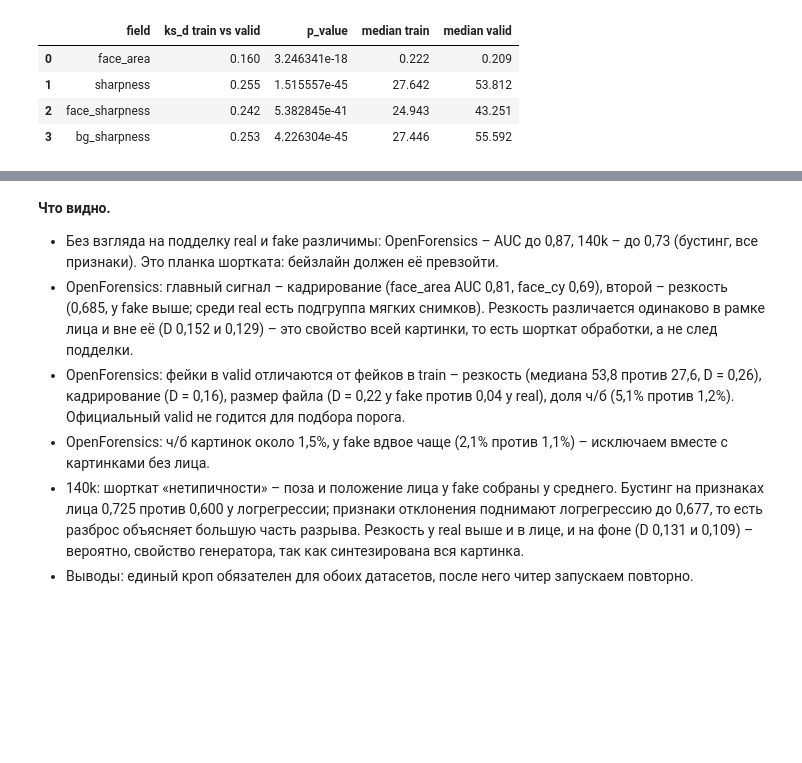
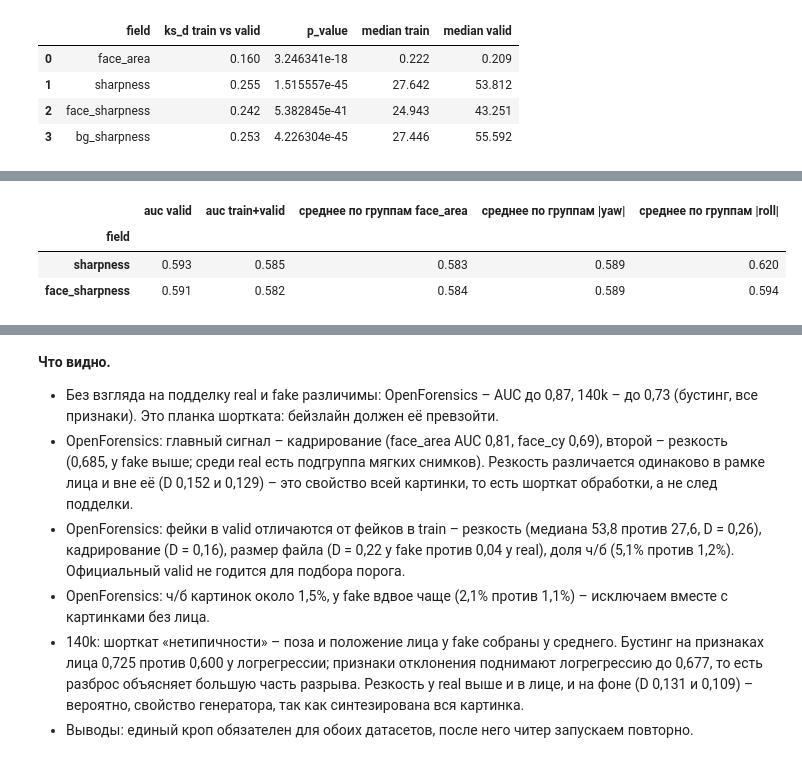
Before and after one commit to ayazvaliev/35-Deepfake-image-detection-project-HSE-26, a Jupyter notebook: notebooks/eda_140k.ipynb, the cells around one changed output, grey strips where cells are left out. Cells and saved outputs as stored; diff of their text form; code cells hidden in the pictures; blank space fills up the shorter version.

```diff
--- a/notebooks/eda_140k.ipynb
+++ b/notebooks/eda_140k.ipynb
@@ -645,0 +692,18 @@ pd.DataFrame(rows)
+# %%
+valid = big[big["split"] == "valid"]
+rows = []
+for field, table in by_group.items():
+    row = {
+        "field": field,
+        "auc valid": round(roc_auc_score(valid["label"] == 0, valid[field]), 3),
+        "auc train+valid": round(roc_auc_score(big["label"] == 0, big[field]), 3),
+    }
+    for name in splits:
+        row[f"среднее по группам {name}"] = round(table.loc[name, "auc_real_sharper"].mean(), 3)
+    rows.append(row)
+pd.DataFrame(rows).set_index("field")
+# %% [output]
+|  | auc valid | auc train+valid | среднее по группам face_area | среднее по группам |yaw| | среднее по группам |roll| |
+| field |  |  |  |  |  |
+| sharpness | 0.593 | 0.585 | 0.583 | 0.589 | 0.620 |
+| face_sharpness | 0.591 | 0.582 | 0.584 | 0.589 | 0.594 |
```
Also changed, not shown: parts of 4 cells of this notebook, 1 other file.
